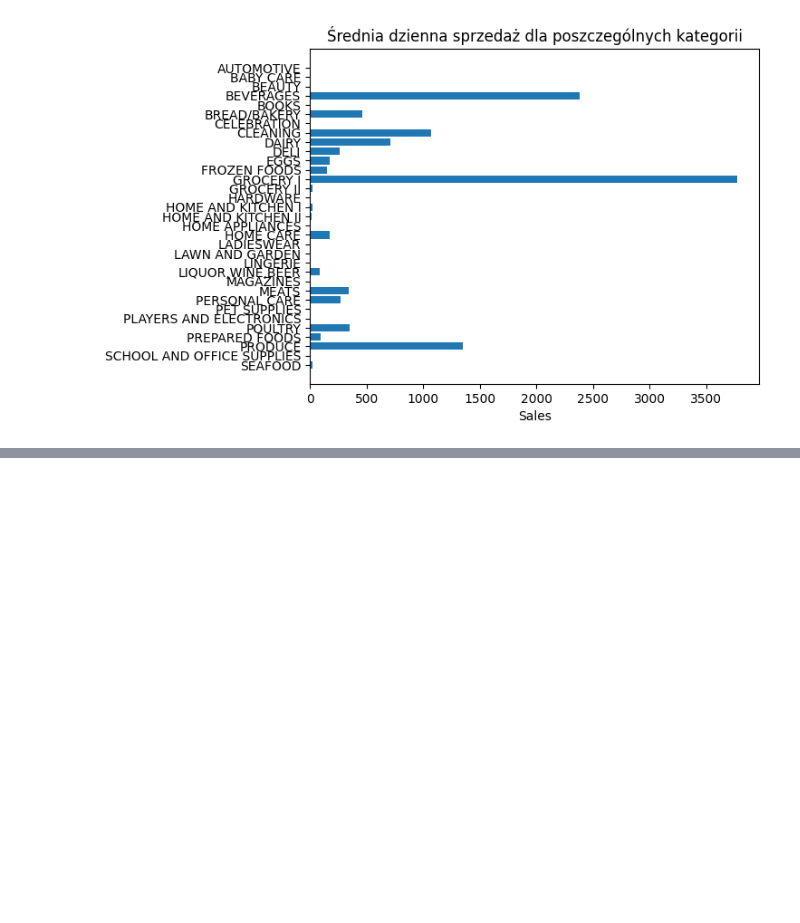
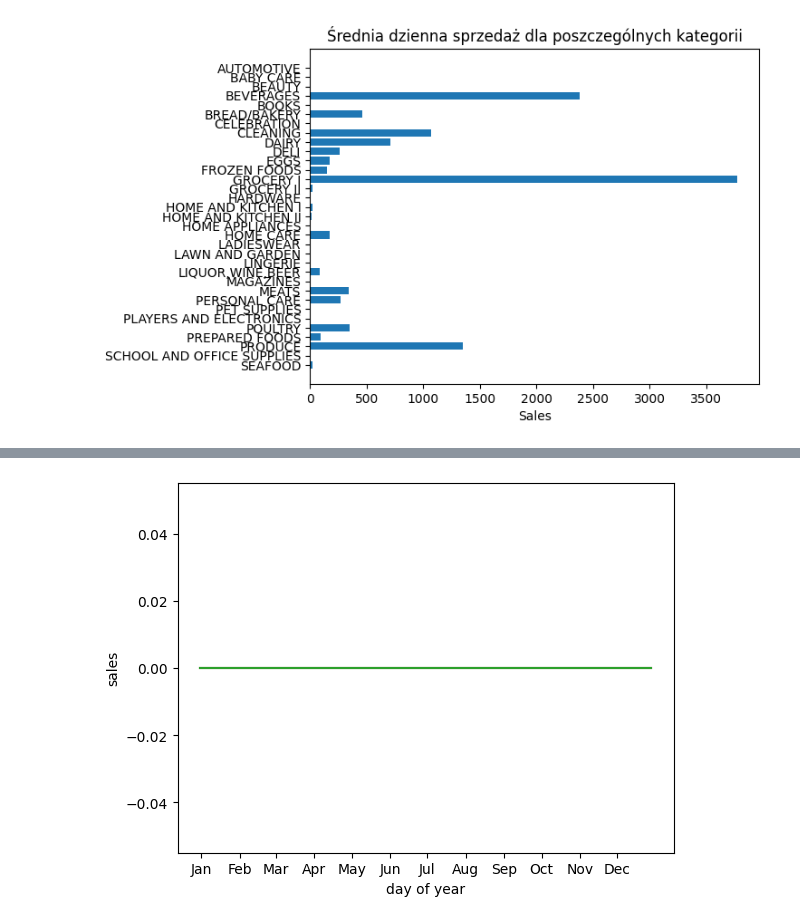
Before and after one commit to Krupenz/store-sales-forecasting, a Jupyter notebook: data_exploration.ipynb, the cells around one changed output, grey strips where cells are left out. Cells and saved outputs as stored; diff of their text form; code cells hidden in the pictures; blank space fills up the shorter version.

```diff
--- a/store_sales.ipynb
+++ b/data_exploration.ipynb
@@ -144,0 +144,29 @@ plt.show()
+# %%
+fig, ax = plt.subplots()
+
+store_number=9
+temp_df = train_df.loc[(pd.to_datetime(train_df['date']).dt.year == 2013) & (train_df['family'] == 'SCHOOL AND OFFICE SUPPLIES') & (train_df['store_nbr'] == store_number)]
+school2013=temp_df['sales']
+emp_df = train_df.loc[(pd.to_datetime(train_df['date']).dt.year == 2014) & (train_df['family'] == 'SCHOOL AND OFFICE SUPPLIES') & (train_df['store_nbr'] == store_number)]
+school2014=temp_df['sales']
+emp_df = train_df.loc[(pd.to_datetime(train_df['date']).dt.year == 2015) & (train_df['family'] == 'SCHOOL AND OFFICE SUPPLIES') & (train_df['store_nbr'] == store_number)]
+school2015=temp_df['sales']
+
+x=temp_df['date']
+
+ax.plot(x,school2013, label="2013")
+ax.plot(x,school2014, label="2014")
+ax.plot(x,school2015, label="2015")
+
+plt.xlabel("day of year")
+plt.ylabel("sales")
+month_starts = [1,32,61,92,122,153,183,214,245,275,306,336]
+month_names = ['Jan','Feb','Mar','Apr','May','Jun',
+               'Jul','Aug','Sep','Oct','Nov','Dec']
+
+ax.set_xticks(month_starts)
+ax.set_xticklabels(month_names)
+
+plt.show()
+# %% [output]
+[figure, added]
```
Also changed, not shown: parts of 1 cell of this notebook, 5 other files.
